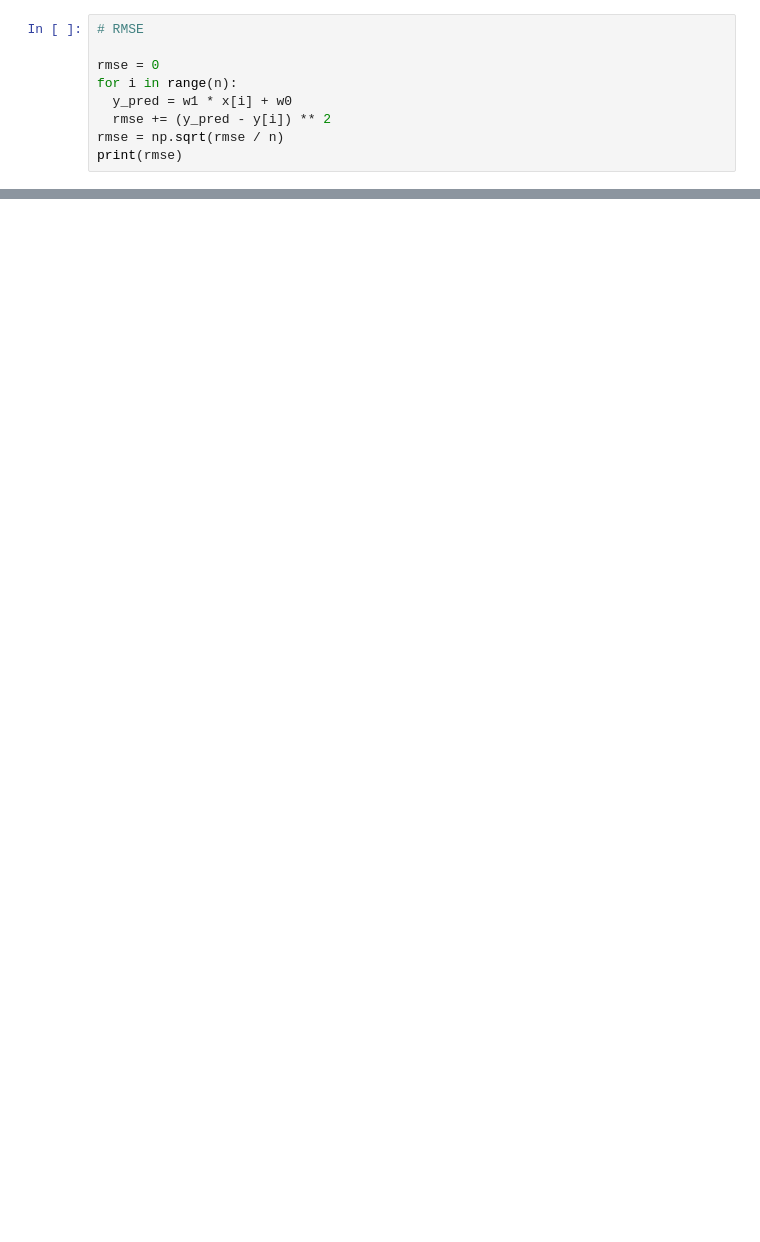
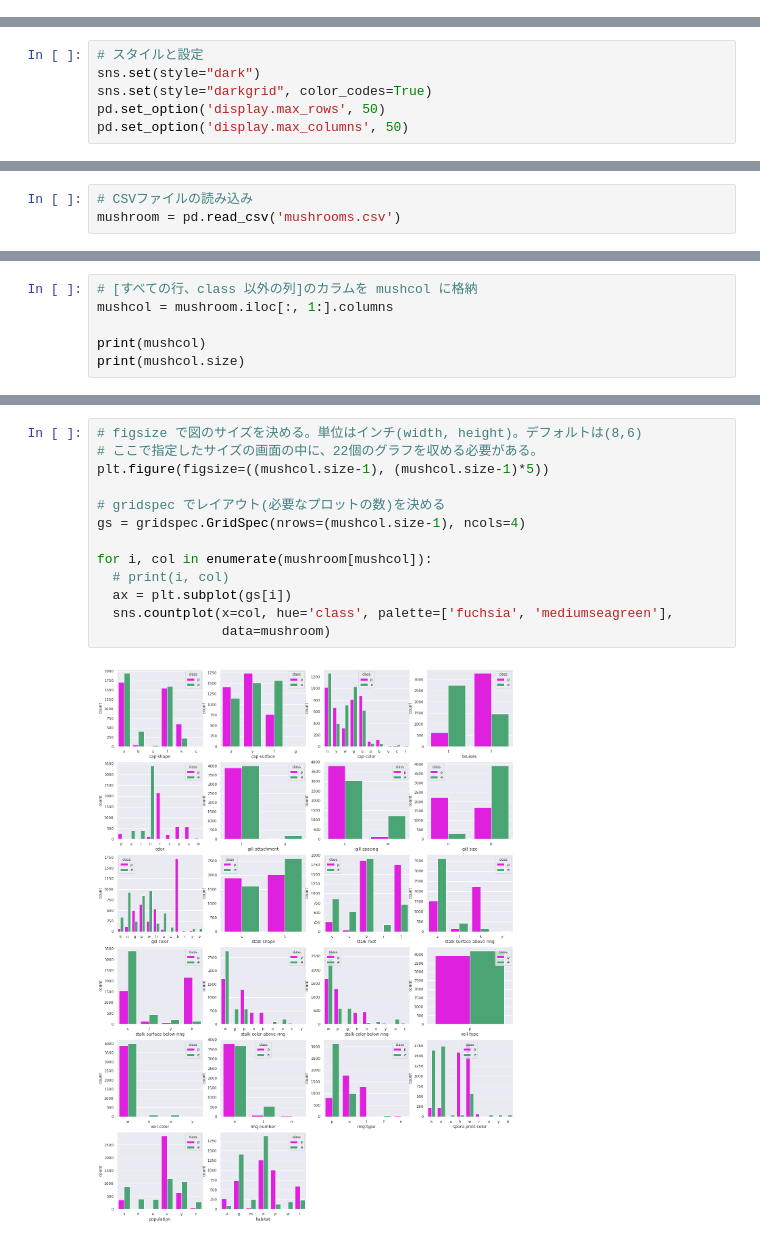
Before and after one commit to naomori/codexa_LinearRegression_Practice, a Jupyter notebook: Chapter4.ipynb, the cells around one changed output, grey strips where cells are left out. Drawn from its saved outputs; the diff is of its cells as text; blank space fills up the shorter version.

```diff
--- a/Chapter4.ipynb
+++ b/Chapter4.ipynb
@@ -115,9 +2,0 @@ $RMSE = \sqrt{\sum_{n=1}^n}\frac{1}{n}(\hat{y}-y_i)^2$
-# %%
-# RMSE
-
-rmse = 0
-for i in range(n):
-  y_pred = w1 * x[i] + w0
-  rmse += (y_pred - y[i]) ** 2
-rmse = np.sqrt(rmse / n)
-print(rmse)
@@ -125,0 +29,6 @@ print(rmse)
+# %%
+# スタイルと設定
+sns.set(style="dark")
+sns.set(style="darkgrid", color_codes=True)
+pd.set_option('display.max_rows', 50)
+pd.set_option('display.max_columns', 50)
@@ -125,0 +42,3 @@ print(rmse)
+# %%
+# CSVファイルの読み込み
+mushroom = pd.read_csv('mushrooms.csv')
@@ -125,0 +97,6 @@ print(rmse)
+# %%
+# [すべての行、class 以外の列]のカラムを mushcol に格納
+mushcol = mushroom.iloc[:, 1:].columns
+
+print(mushcol)
+print(mushcol.size)
@@ -125,0 +112,15 @@ print(rmse)
+# %%
+# figsize で図のサイズを決める。単位はインチ(width, height)。デフォルトは(8,6)
+# ここで指定したサイズの画面の中に、22個のグラフを収める必要がある。
+plt.figure(figsize=((mushcol.size-1), (mushcol.size-1)*5))
+
+# gridspec でレイアウト(必要なプロットの数)を決める
+gs = gridspec.GridSpec(nrows=(mushcol.size-1), ncols=4)
+
+for i, col in enumerate(mushroom[mushcol]):
+  # print(i, col)
+  ax = plt.subplot(gs[i])
+  sns.countplot(x=col, hue='class', palette=['fuchsia', 'mediumseagreen'],
+                data=mushroom)
+# %% [output]
+[figure, added]
```
Also changed, not shown: parts of 59 cells of this notebook.
